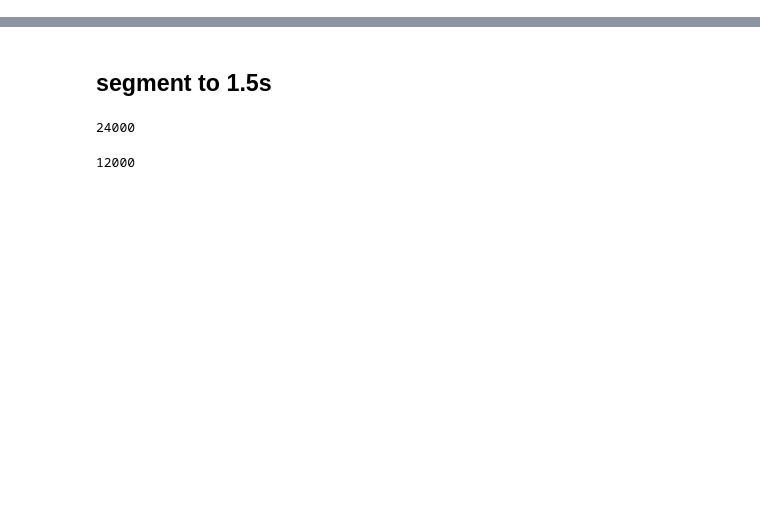
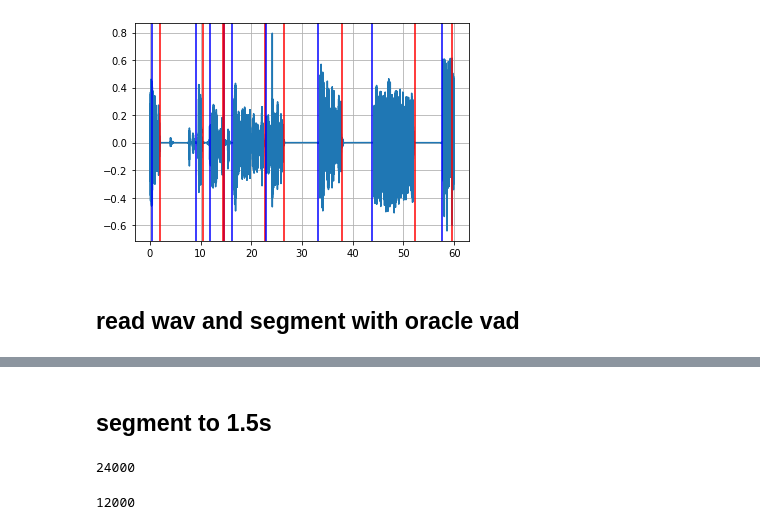
Before and after one commit to zhiyongchenGREAT/GREAT_ASV_system, a Jupyter notebook: diarization/Diarization_offline_lab.ipynb, the cells around one changed output, grey strips where cells are left out. Saved outputs shown, nothing was run; the diff lists cells and outputs as text; code cells hidden in the pictures; blank space fills up the shorter version.

```diff
--- a/diarization/Diarization_offline_lab.ipynb
+++ b/diarization/Diarization_offline_lab.ipynb
@@ -167,0 +10,3 @@ answer_dict_tmpinsample = answer_dict_tmpinsample_uem
+# %%
+raw_wav_path = '/workspace/LOGS_OUTPUT/server9_nvme1/ASV_LOGS_202102/diarization/ML_May11.wav'
+wav, sr = librosa.load(raw_wav_path, sr=16000)
@@ -167,0 +22,6 @@ answer_dict_tmpinsample = answer_dict_tmpinsample_uem
+# %%
+# raw_wav_path = '/workspace/DATASET/server9_ssd/DIHARD3/eval_wav/DH_EVAL_0001.wav'
+raw_wav_path = 'test.wav'
+sad_out_path = 'sad.lab'
+# %%
+res = m_mfcc_vad.m_mfcc(raw_wav_path, alpha=0.02, k=0.5, ou=50)
@@ -167,0 +45,17 @@ answer_dict_tmpinsample = answer_dict_tmpinsample_uem
+# %%
+# 音频读取
+y, sr = librosa.load(raw_wav_path, sr=16000)
+time = [i/sr for i in range(y.shape[0])]
+# 时域图
+plt.plot(time, y)
+
+for i in range(len(res)):
+    plt.axvline(res[i]["start"], c="blue")
+    plt.axvline(res[i]["end"], c="red")
+
+
+plt.grid()
+# %% [output]
+[figure, added]
+# %% [markdown]
+## read wav and segment with oracle vad
```
Also changed, not shown: parts of 151 cells of this notebook, 6 other files.
